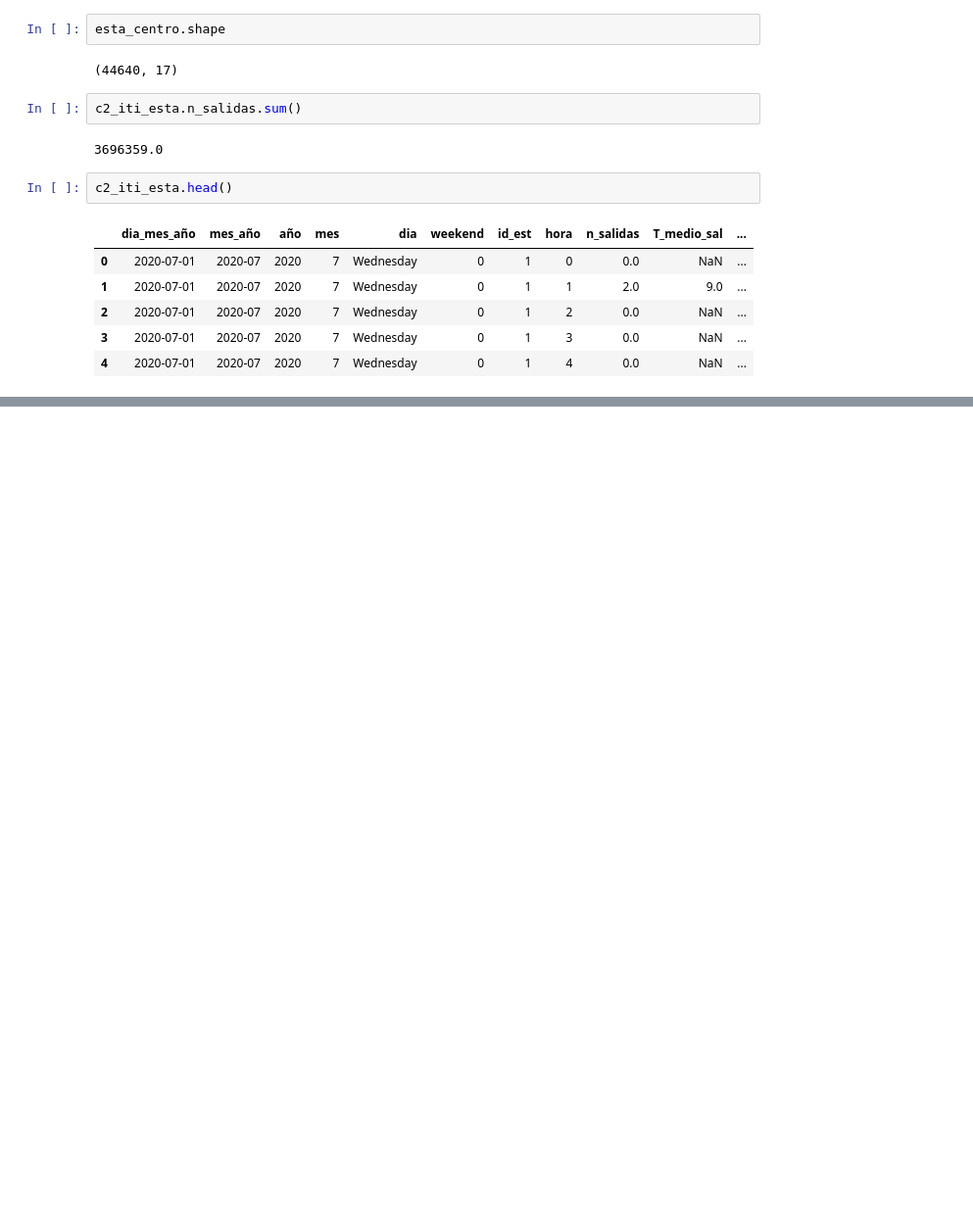
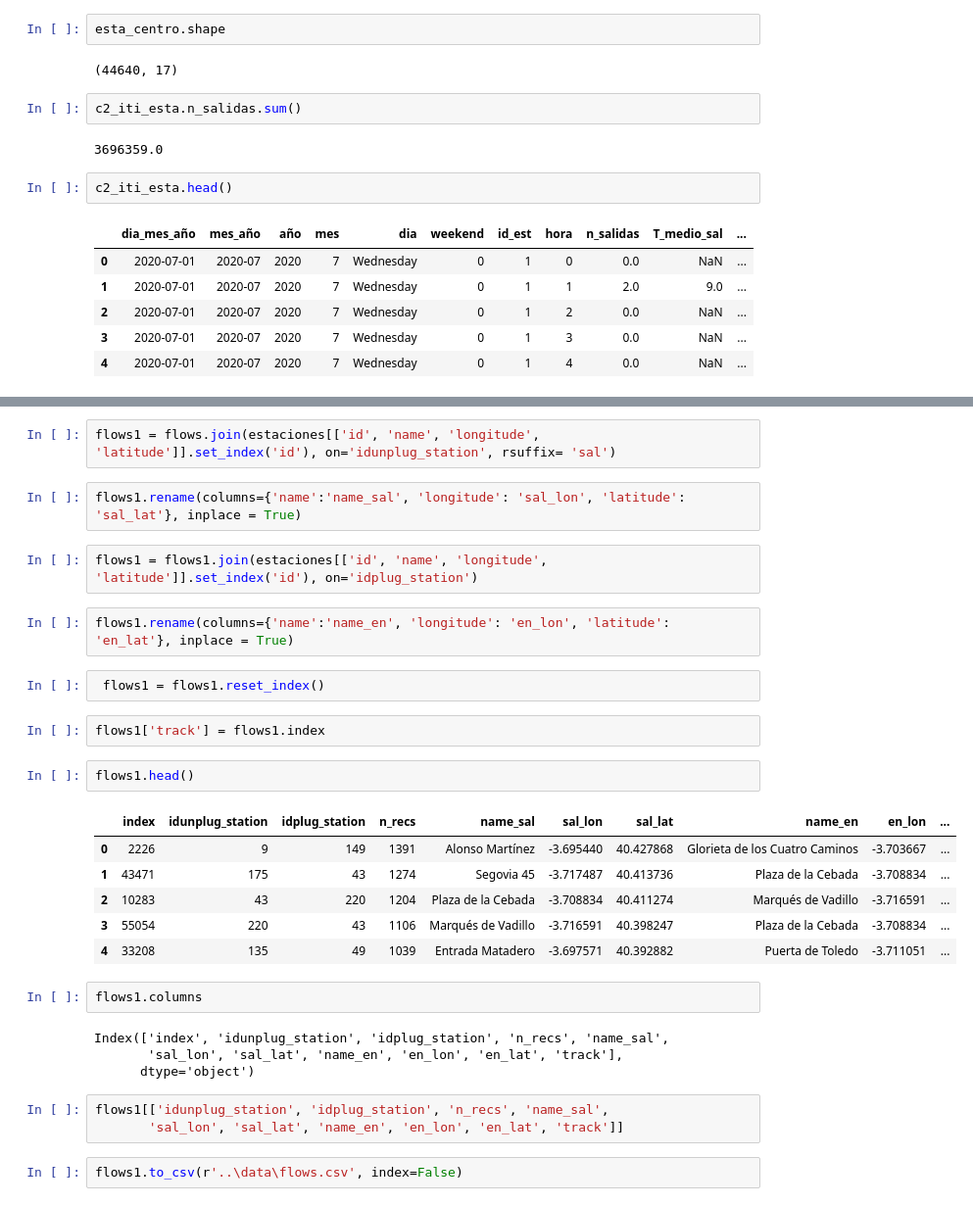
Before and after one commit to AaronNebreda/biciMAD_analysis, a Jupyter notebook: src/Untitled3.ipynb, the cells around one changed output, grey strips where cells are left out. Shown: that part at 98% size. Cells and saved outputs as stored; diff of their text form; blank space fills up the shorter version.

```diff
--- a/src/Untitled3.ipynb
+++ b/src/Untitled3.ipynb
@@ -133,0 +185,32 @@ dat_barrios_horas.head(100)
+# %%
+flows1 = flows.join(estaciones[['id', 'name', 'longitude', 'latitude']].set_index('id'), on='idunplug_station', rsuffix= 'sal')
+# %%
+flows1.rename(columns={'name':'name_sal', 'longitude': 'sal_lon', 'latitude': 'sal_lat'}, inplace = True)
+# %%
+flows1 = flows1.join(estaciones[['id', 'name', 'longitude', 'latitude']].set_index('id'), on='idplug_station')
+# %%
+flows1.rename(columns={'name':'name_en', 'longitude': 'en_lon', 'latitude': 'en_lat'}, inplace = True)
+# %%
+ flows1 = flows1.reset_index()
+# %%
+flows1['track'] = flows1.index
+# %%
+flows1.head()
+# %% [output]
+|  | index | idunplug_station | idplug_station | n_recs | name_sal | sal_lon | sal_lat | name_en | en_lon | ... |
+| 0 | 2226 | 9 | 149 | 1391 | Alonso Martínez | -3.695440 | 40.427868 | Glorieta de los Cuatro Caminos | -3.703667 | ... |
+| 1 | 43471 | 175 | 43 | 1274 | Segovia 45 | -3.717487 | 40.413736 | Plaza de la Cebada | -3.708834 | ... |
+| 2 | 10283 | 43 | 220 | 1204 | Plaza de la Cebada | -3.708834 | 40.411274 | Marqués de Vadillo | -3.716591 | ... |
+| 3 | 55054 | 220 | 43 | 1106 | Marqués de Vadillo | -3.716591 | 40.398247 | Plaza de la Cebada | -3.708834 | ... |
+| 4 | 33208 | 135 | 49 | 1039 | Entrada Matadero | -3.697571 | 40.392882 | Puerta de Toledo | -3.711051 | ... |
+# %%
+flows1.columns
+# %% [output]
+Index(['index', 'idunplug_station', 'idplug_station', 'n_recs', 'name_sal',
+       'sal_lon', 'sal_lat', 'name_en', 'en_lon', 'en_lat', 'track'],
+      dtype='object')
+# %%
+flows1[['idunplug_station', 'idplug_station', 'n_recs', 'name_sal',
+       'sal_lon', 'sal_lat', 'name_en', 'en_lon', 'en_lat', 'track']]
+# %%
+flows1.to_csv(r'..\data\flows.csv', index=False)
```
Also changed, not shown: parts of 21 cells of this notebook.
